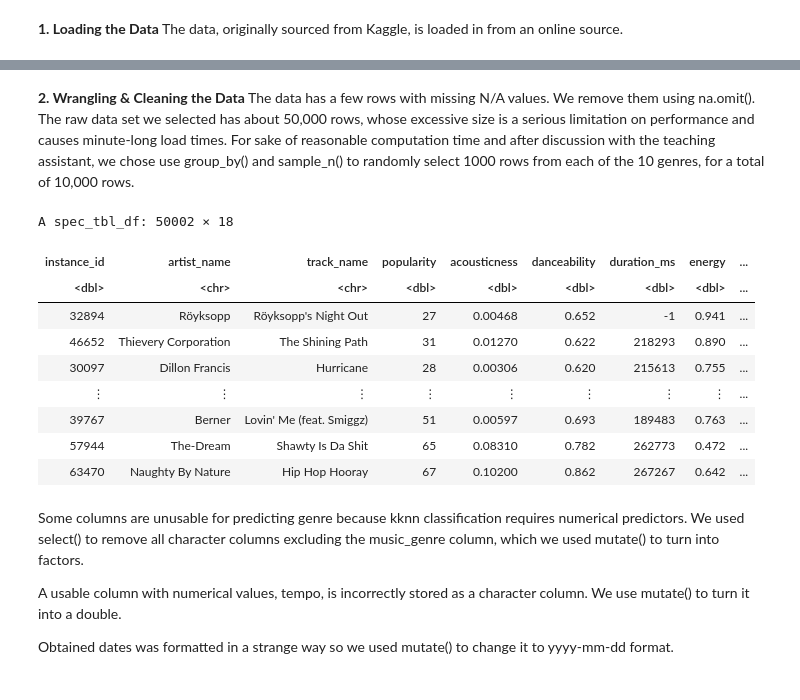
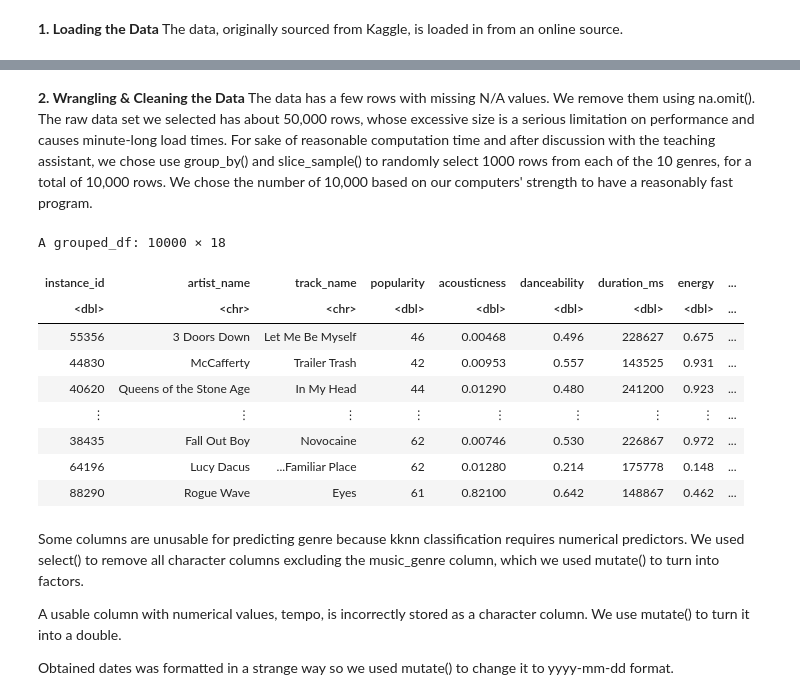
Before and after one commit to Lollipop-27/DCSI100-Project, a Jupyter notebook: Project.ipynb, the cells around one changed output, grey strips where cells are left out. Saved outputs shown, nothing was run; the diff lists cells and outputs as text; code cells hidden in the pictures.

```diff
--- a/Project.ipynb
+++ b/Project.ipynb
@@ -50,24 +84,25 @@ cols(
 # %% [markdown]
 **2. Wrangling & Cleaning the Data** </br>
-The data has a few rows with missing N/A values. We remove them using na.omit(). The raw data set we selected has about 50,000 rows, whose excessive size is a serious limitation on performance and causes minute-long load times. For sake of reasonable computation time and after discussion with the teaching assistant, we chose use group_by() and sample_n() to randomly select 1000 rows from each of the 10 genres, for a total of 10,000 rows.
+The data has a few rows with missing N/A values. We remove them using na.omit(). The raw data set we selected has about 50,000 rows, whose excessive size is a serious limitation on performance and causes minute-long load times. For sake of reasonable computation time and after discussion with the teaching assistant, we chose use group_by() and slice_sample() to randomly select 1000 rows from each of the 10 genres, for a total of 10,000 rows. We chose the number of 10,000 based on our computers' strength to have a reasonably fast program.
 # %%
 set.seed(1234)
 
-data <- raw_data #%>%
+data <- raw_data %>%
             group_by(music_genre) %>%
-            slice_sample(n=1000)
+            slice_sample(n=1000) %>%
+            na.omit()
 data
 # %% [output]
-A spec_tbl_df: 50002 × 18
+A grouped_df: 10000 × 18
 | instance_id | artist_name | track_name | popularity | acousticness | danceability | duration_ms | energy | ... |
 | <dbl> | <chr> | <chr> | <dbl> | <dbl> | <dbl> | <dbl> | <dbl> | ... |
-| 32894 | Röyksopp | Röyksopp's Night Out | 27 | 0.00468 | 0.652 | -1 | 0.941 | ... |
-| 46652 | Thievery Corporation | The Shining Path | 31 | 0.01270 | 0.622 | 218293 | 0.890 | ... |
-| 30097 | Dillon Francis | Hurricane | 28 | 0.00306 | 0.620 | 215613 | 0.755 | ... |
+| 55356 | 3 Doors Down | Let Me Be Myself | 46 | 0.00468 | 0.496 | 228627 | 0.675 | ... |
+| 44830 | McCafferty | Trailer Trash | 42 | 0.00953 | 0.557 | 143525 | 0.931 | ... |
+| 40620 | Queens of the Stone Age | In My Head | 44 | 0.01290 | 0.480 | 241200 | 0.923 | ... |
 | ⋮ | ⋮ | ⋮ | ⋮ | ⋮ | ⋮ | ⋮ | ⋮ | ... |
-| 39767 | Berner | Lovin' Me (feat. Smiggz) | 51 | 0.00597 | 0.693 | 189483 | 0.763 | ... |
-| 57944 | The-Dream | Shawty Is Da Shit | 65 | 0.08310 | 0.782 | 262773 | 0.472 | ... |
-| 63470 | Naughty By Nature | Hip Hop Hooray | 67 | 0.10200 | 0.862 | 267267 | 0.642 | ... |
+| 38435 | Fall Out Boy | Novocaine | 62 | 0.00746 | 0.530 | 226867 | 0.972 | ... |
+| 64196 | Lucy Dacus | ...Familiar Place | 62 | 0.01280 | 0.214 | 175778 | 0.148 | ... |
+| 88290 | Rogue Wave | Eyes | 61 | 0.82100 | 0.642 | 148867 | 0.462 | ... |
 # %% [markdown]
 Some columns are unusable for predicting genre because kknn classification requires numerical predictors. We used select() to remove all character columns excluding the music_genre column, which we used mutate() to turn into factors.
 
```
Also changed, not shown: parts of 3 cells of this notebook.
